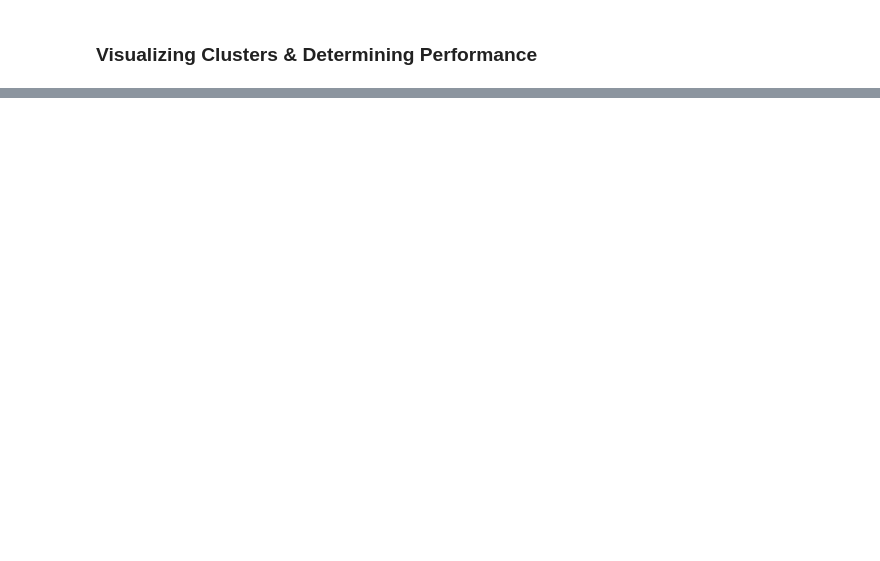
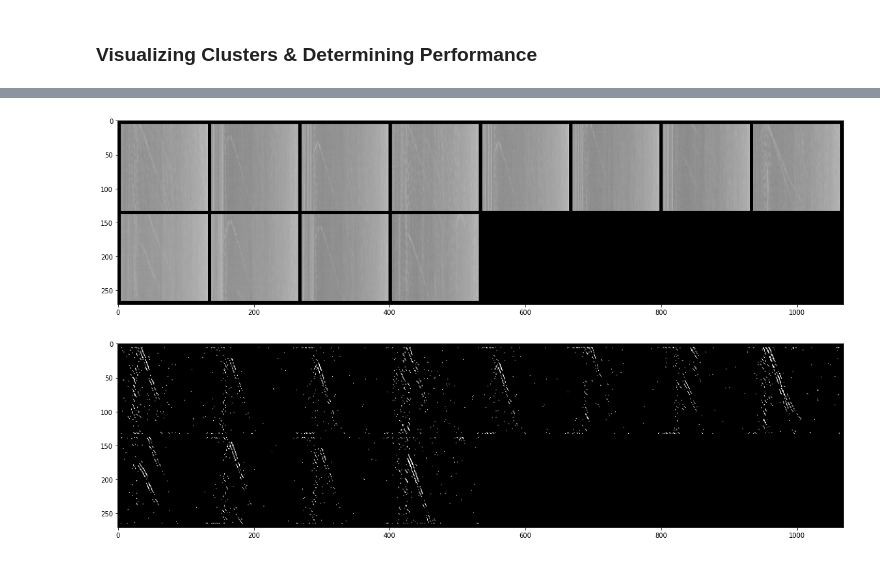
Before and after one commit to Ocean-Data-Lab/das-finwhale-vocalization, a Jupyter notebook: Notebooks/05_GMM Clustering.ipynb, the cells around one changed output, grey strips where cells are left out. Cells and saved outputs as stored; diff of their text form; code cells hidden in the pictures; blank space fills up the shorter version.

Commit message:
5 Cluster GMM Model Added

```diff
--- a/Notebooks/05_GMM Clustering.ipynb
+++ b/Notebooks/05_GMM Clustering.ipynb
@@ -79,3 +156,7 @@ sns.catplot(
 plt.show()
 # %% [output]
 [figure]
+# %%
+# trying 5 clusters
+five_cluster_gmm = GaussianMixture(n_components=5)
+five_cluster_gmm.fit(train_scaled)
@@ -103,0 +178,10 @@ array([[ 2.07100617e-01,  1.08383300e+00, -4.19197977e-01,
+# %%
+# visualize samples from each cluster
+Y_ = grid_search.predict(test_scaled)
+
+# tag each sample with its predicted cluster
+test_dataset['cluster_id'] = Y_
+# %%
+# get predictions for 5 cluster gmm
+Y_5 = five_cluster_gmm.predict(test_scaled)
+test_dataset['5_cluster_id'] = Y_5
@@ -103,0 +198,28 @@ array([[ 2.07100617e-01,  1.08383300e+00, -4.19197977e-01,
+# %%
+def view_batch(batch):
+    grid = make_grid(batch, nrow=8, padding=5)
+    plt.figure(figsize=(20,10))
+    plt.imshow(np.transpose(grid, (1,2,0)))
+    plt.show()
+
+def visualize_samples_from_cluster(df, clust_id, n=12, clust_id_name='cluster_id'):
+    df_samples = df[df[clust_id_name] == clust_id]
+    num_samples = df_samples.shape[1]
+    batch_pre = []
+    batch_post = []
+
+    for i in range(n):
+        idx = np.random.choice(num_samples)
+        fl_name = df_samples.index.values[idx]
+        #print(fl_name)
+        j, _ = [(j,f) for j,(_,f) in enumerate(images) if f.startswith(fl_name)][0]
+        batch_pre.append(orig_images[j][0])
+        batch_post.append(images[j][0])
+
+    view_batch(batch_pre)
+    view_batch(batch_post)
+# %%
+visualize_samples_from_cluster(test_dataset, 0)
+# %% [output]
+[figure, added]
+[figure, added]
```
Also changed, not shown: parts of 15 cells of this notebook.
